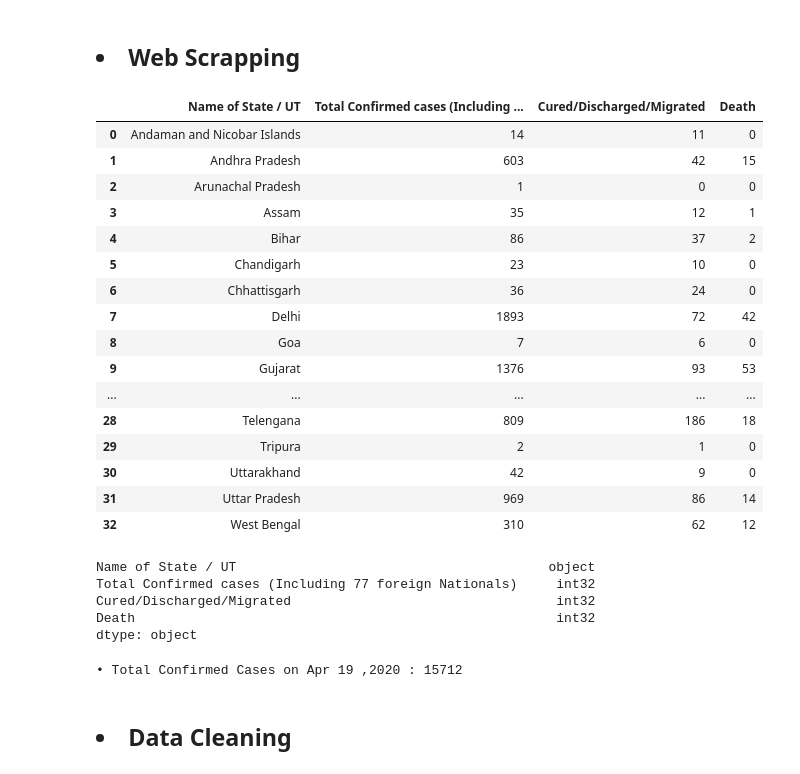
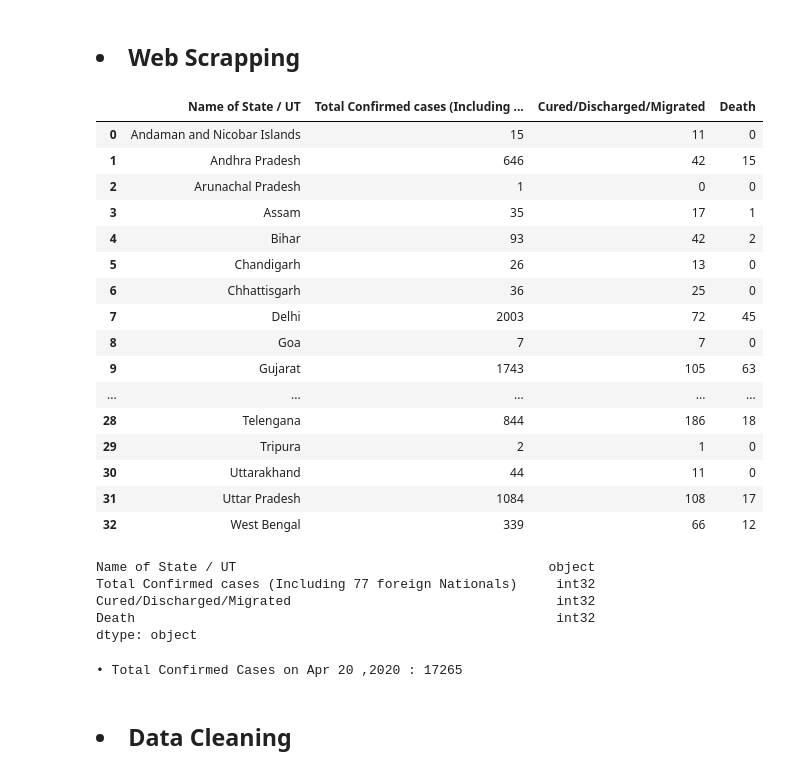
Before and after one commit to sreyaz01/covid_19_india_data_scraping, a Jupyter notebook: web_scraping_using_pandas.ipynb, the cells around one changed output. Drawn from its saved outputs; the diff is of its cells as text; code cells hidden in the pictures.

```diff
--- a/web_scraping_using_pandas.ipynb
+++ b/web_scraping_using_pandas.ipynb
@@ -28,29 +28,29 @@ Pandas Version 1.0.1
 # %%
 web = requests.get('https://www.mohfw.gov.in/')
 dfs = pd.read_html(web.text)
 
-df_web = dfs[0][:-3]
+df_web = dfs[0][:-2]
 df_web.drop('S. No.', axis=1, inplace = True)
 
 df_web.head(36)
 # %% [output]
 |  | Name of State / UT | Total Confirmed cases (Including ... | Cured/Discharged/Migrated | Death |
-| 0 | Andaman and Nicobar Islands | 14 | 11 | 0 |
-| 1 | Andhra Pradesh | 603 | 42 | 15 |
+| 0 | Andaman and Nicobar Islands | 15 | 11 | 0 |
+| 1 | Andhra Pradesh | 646 | 42 | 15 |
 | 2 | Arunachal Pradesh | 1 | 0 | 0 |
-| 3 | Assam | 35 | 12 | 1 |
-| 4 | Bihar | 86 | 37 | 2 |
-| 5 | Chandigarh | 23 | 10 | 0 |
-| 6 | Chhattisgarh | 36 | 24 | 0 |
-| 7 | Delhi | 1893 | 72 | 42 |
-| 8 | Goa | 7 | 6 | 0 |
-| 9 | Gujarat | 1376 | 93 | 53 |
+| 3 | Assam | 35 | 17 | 1 |
+| 4 | Bihar | 93 | 42 | 2 |
+| 5 | Chandigarh | 26 | 13 | 0 |
+| 6 | Chhattisgarh | 36 | 25 | 0 |
+| 7 | Delhi | 2003 | 72 | 45 |
+| 8 | Goa | 7 | 7 | 0 |
+| 9 | Gujarat | 1743 | 105 | 63 |
 | ... | ... | ... | ... | ... |
-| 28 | Telengana | 809 | 186 | 18 |
+| 28 | Telengana | 844 | 186 | 18 |
 | 29 | Tripura | 2 | 1 | 0 |
-| 30 | Uttarakhand | 42 | 9 | 0 |
-| 31 | Uttar Pradesh | 969 | 86 | 14 |
-| 32 | West Bengal | 310 | 62 | 12 |
+| 30 | Uttarakhand | 44 | 11 | 0 |
+| 31 | Uttar Pradesh | 1084 | 108 | 17 |
+| 32 | West Bengal | 339 | 66 | 12 |
 # %%
 conv = ['Total Confirmed cases (Including 77 foreign Nationals)',
        'Cured/Discharged/Migrated', 'Death']
@@ -69,7 +69,7 @@ now  = datetime.now()
 total_cnf = df_web['Total Confirmed cases (Including 77 foreign Nationals)'].sum()
 print(f'\u2022 Total Confirmed Cases on {now.strftime("%b %d ,%Y")} :' ,total_cnf)
 # %% [output]
-• Total Confirmed Cases on Apr 19 ,2020 : 15712
+• Total Confirmed Cases on Apr 20 ,2020 : 17265
 # %% [markdown]
 ## <li>Data Cleaning
 # %%
```
Also changed, not shown: parts of 12 cells of this notebook, 1 other file.
